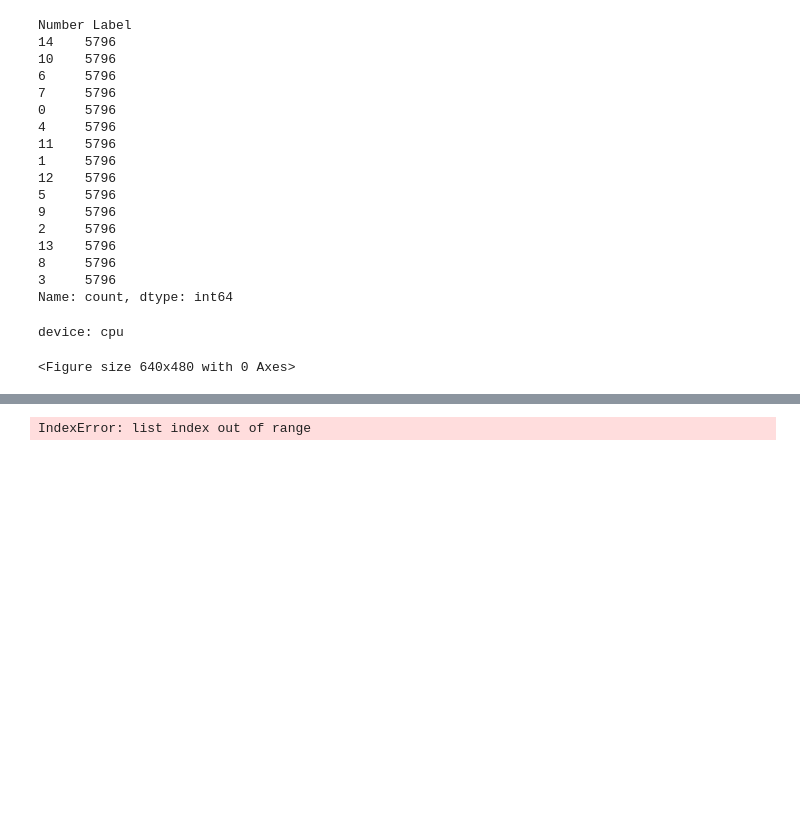
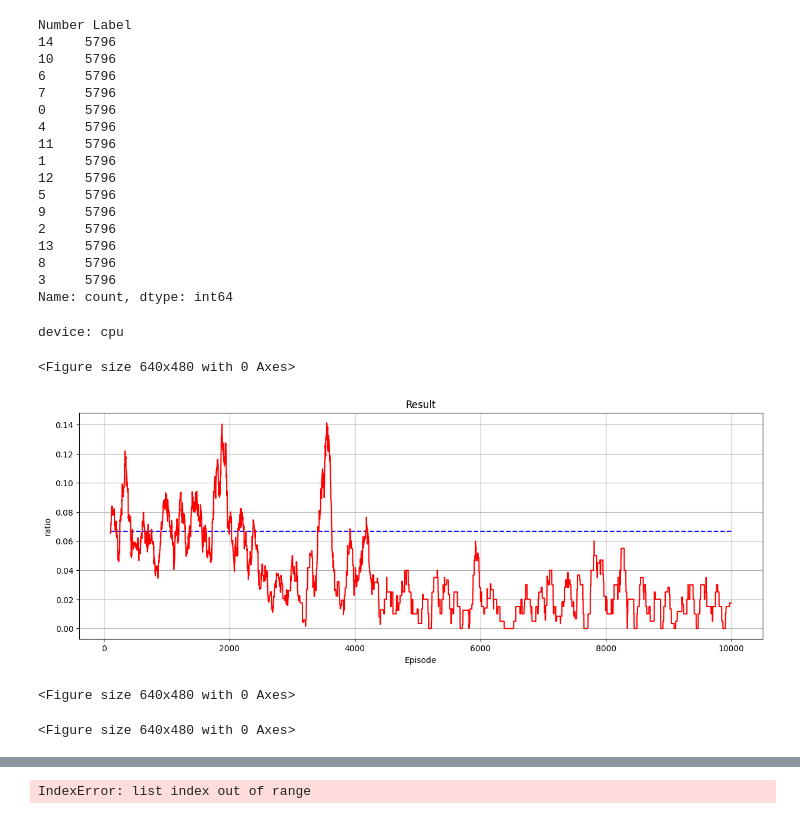
Before and after one commit to SpeedyHorse/drl, a Jupyter notebook: multiple/99_myself/01_dqn.ipynb, the cells around one changed output, grey strips where cells are left out. Cells and saved outputs as stored; diff of their text form; code cells hidden in the pictures; blank space fills up the shorter version.

```diff
--- a/multiple/99_myself/01_dqn.ipynb
+++ b/multiple/99_myself/01_dqn.ipynb
@@ -326,2 +326,24 @@ TAU = 0.005
 LR = 1e-5
+# %%
+REWARD_MATRIX = np.array([
+    [ 3., -1., -1., -1., -1., -1., -1., -1., -1., -1., -1., -1., -1., -1., -1.],
+    [-1.,  2.,  0.,  0.,  0.,  0.,  0.,  0.,  0.,  0.,  0.,  0.,  0., 0.,  0.],
+    [-1.,  0.,  2.,  0.,  0.,  0.,  0.,  0.,  0.,  0.,  0.,  0.,  0., 0.,  0.],
+    [-1.,  0.,  0.,  2.,  0.,  0.,  0.,  0.,  0.,  0.,  0.,  0.,  0., 0.,  0.],
+    [-1.,  0.,  0.,  0.,  2.,  0.,  0.,  0.,  0.,  0.,  0.,  0.,  0., 0.,  0.],
+    [-1.,  0.,  0.,  0.,  0.,  2.,  0.,  0.,  0.,  0.,  0.,  0.,  0., 0.,  0.],
+    [-1.,  0.,  0.,  0.,  0.,  0.,  2.,  0.,  0.,  0.,  0.,  0.,  0., 0.,  0.],
+    [-1.,  0.,  0.,  0.,  0.,  0.,  0.,  2.,  0.,  0.,  0.,  0.,  0., 0.,  0.],
+    [-1.,  0.,  0.,  0.,  0.,  0.,  0.,  0.,  2.,  0.,  0.,  0.,  0., 0.,  0.],
+    [-1.,  0.,  0.,  0.,  0.,  0.,  0.,  0.,  0.,  2.,  0.,  0.,  0., 0.,  0.],
+    [-1.,  0.,  0.,  0.,  0.,  0.,  0.,  0.,  0.,  0.,  2.,  0.,  0., 0.,  0.],
+    [-1.,  0.,  0.,  0.,  0.,  0.,  0.,  0.,  0.,  0.,  0.,  2.,  0., 0.,  0.],
+    [-1.,  0.,  0.,  0.,  0.,  0.,  0.,  0.,  0.,  0.,  0.,  0.,  2., 0.,  0.],
+    [-1.,  0.,  0.,  0.,  0.,  0.,  0.,  0.,  0.,  0.,  0.,  0.,  0., 2.,  0.],
+    [-1.,  0.,  0.,  0.,  0.,  0.,  0.,  0.,  0.,  0.,  0.,  0.,  0., 0.,  2.]
+  ])
+
+
+def get_reward(action, answer):
+    return REWARD_MATRIX[action, answer]
 # %%
@@ -406,6 +428,8 @@ def optimize_model():
     utils.clip_grad_value_(policy_net.parameters(), 1000)
     optimizer.step()
 # %%
+with open("train.log", "w") as f:
+    f.write("episode, show\n")
 for i_episode in range(num_episodes):
     test = []
     # Initialize the environment and state
@@ -430,9 +454,12 @@ for i_episode in range(num_episodes):
         test.append(info["answer"])
         show[action.item()] += 1
         # print(info)
+        reward = get_reward(info["action"], info["answer"])
 
         # to tensor
         if terminated:
+            with open("train.log", "a") as f:
+                f.write(f"{i_episode}, {show}\n")
             next_state = None
         else:
             # next_state = torch.tensor(raw_next_state, device=device, dtype=torch.float32).unsqueeze(0)
@@ -449,33 +476,35 @@ for i_episode in range(num_episodes):
         # optimize the model
         # print("optimize_model")
         optimize_model()
 
         # print(f"\r{pd.Series(test).std():03f}", end="")
         if terminated:
             episode_rewards.append(sum_reward / (t + 1))
             break
 
     # do after the episode
     # episode_rewards.append(sum_reward)
     base = confusion_matrix[1, 1] + confusion_matrix[1, 0]
     episode_precision.append(
         confusion_matrix[1, 1] / base if base != 0 else 0
     )
     # print(pd.Series(test).std(), show.std())
     # with open(f"train/training_{i_episode}.csv", "a") as f:
     #     for i in test:
     #         f.write(f"{i:02d},")
     #     else:
     #         f.write("\n")
-    if i_episode > 0 and i_episode % 10 == 0:
-        print(test)
+    if i_episode > 0 and i_episode % 100 == 0:
         plot_graph(episode_precision)
 
 # complete the episode
-# plot_graph(episode_precision, show_result=True)
+plot_graph(episode_precision, show_result=True)
 torch.save(policy_net.state_dict(), "re_01_dqn_cic.pth")  # save the model
 
 # print(test)
 train_env.close()
 # %% [output]
 <Figure size 640x480 with 0 Axes>
+[figure, added]
+<Figure size 640x480 with 0 Axes>
+<Figure size 640x480 with 0 Axes>
```
Also changed, not shown: parts of 6 cells of this notebook, 1 other file.
